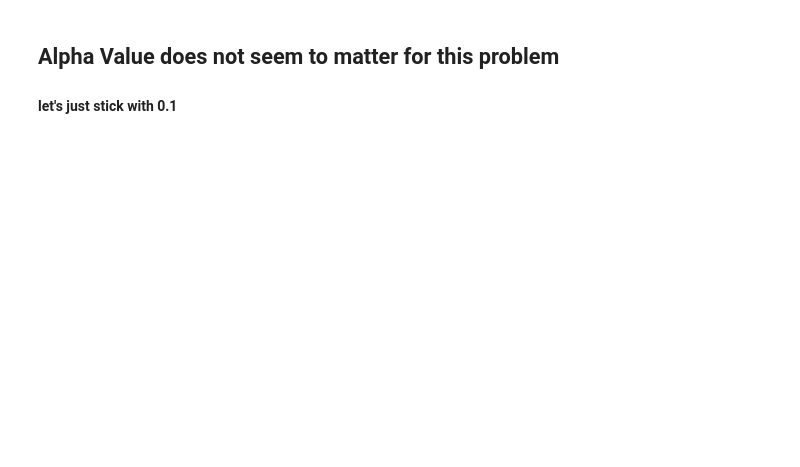
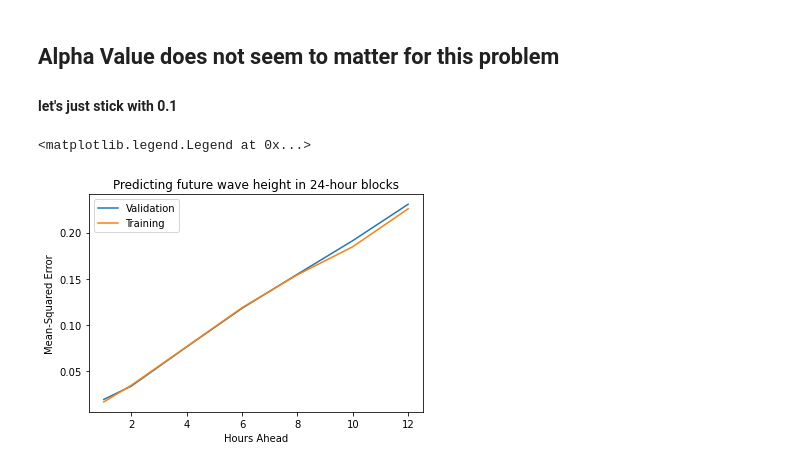
Before and after one commit to daltHub/machine_learning_project, a Jupyter notebook: time_series_regression.ipynb, the cells around one changed output. Cells and saved outputs as stored; diff of their text form; code cells hidden in the pictures; blank space fills up the shorter version.

```diff
--- a/time_series_regression.ipynb
+++ b/time_series_regression.ipynb
@@ -206,7 +199,7 @@ def kfold_ridge(alpha_range, X_features, Y_features):
 ## Alpha Value does not seem to matter for this problem
 #### let's just stick with 0.1
 # %%
-# Ugly messy
+# Ugly messy - left everything late so I'm just frankensteining this together. will fix at some point
 # 1 hour ahead
 X24_1_train, X24_1_test, Y24_1_train, Y24_1_test = train_test_split(X24_1, Y24_1, test_size=0.33, random_state=42)
 mod24_1 = ml.train_ridge(input_features=X24_1_train, target_feature=Y24_1_train, c_value= 0.1)
@@ -239,7 +232,7 @@ X24_6_train, X24_6_test, Y24_6_train, Y24_6_test = train_test_split(X24_6, Y24_6
 mod24_6 = ml.train_ridge(input_features=X24_6_train, target_feature=Y24_6_train, c_value= 0.1)
 
 preds24_6 = mod24_6.predict(X24_6_test)
-preds24_6_train = mod24_1.predict(X24_6_train)
+preds24_6_train = mod24_6.predict(X24_6_train)
 mse24_6 = mtr.calculate_mse(pred = preds24_6, true = Y24_6_test)
 mse24_6_train = mtr.calculate_mse(pred = preds24_6_train, true = Y24_6_train)
 
@@ -248,7 +241,7 @@ X24_8_train, X24_8_test, Y24_8_train, Y24_8_test = train_test_split(X24_8, Y24_1
 mod24_8 = ml.train_ridge(input_features=X24_8_train, target_feature=Y24_8_train, c_value= 0.1)
 
 preds24_8 = mod24_8.predict(X24_8_test)
-preds24_8_train = mod24_1.predict(X24_8_train)
+preds24_8_train = mod24_8.predict(X24_8_train)
 mse24_8 = mtr.calculate_mse(pred = preds24_8, true = Y24_8_test)
 mse24_8_train = mtr.calculate_mse(pred = preds24_8_train, true = Y24_8_train)
 
@@ -269,6 +262,20 @@ preds24_12 = mod24_12.predict(X24_12_test)
 preds24_12_train = mod24_12.predict(X24_12_train)
 mse24_12 = mtr.calculate_mse(pred = preds24_12, true = Y24_12_test)
 mse24_12_train = mtr.calculate_mse(pred = preds24_12_train, true = Y24_12_train)
+# %%
+hrs_ahead = [1,2,4,6,8,10,12]
+val_mse = [mse24_1, mse24_2, mse24_4, mse24_6, mse24_8, mse24_10, mse24_12]
+training_mse = [mse24_1_train, mse24_2_train, mse24_4_train, mse24_6_train, mse24_8_train, mse24_10_train, mse24_12_train]
+plt.figure('24hr mse')
+plt.plot(hrs_ahead, val_mse, label='Validation')
+plt.plot(hrs_ahead, training_mse, label='Training')
+plt.xlabel('Hours Ahead')
+plt.ylabel('Mean-Squared Error')
+plt.title('Predicting future wave height in 24-hour blocks')
+plt.legend()
+# %% [output]
+<matplotlib.legend.Legend at 0x...>
+[figure, added]
 # %%
 # Ugly messy
 X12_1_train, X12_1_test, Y12_1_train, Y12_1_test = train_test_split(X12_1, Y12_1, test_size=0.33, random_state=42)
```
Also changed, not shown: parts of 8 cells of this notebook.
